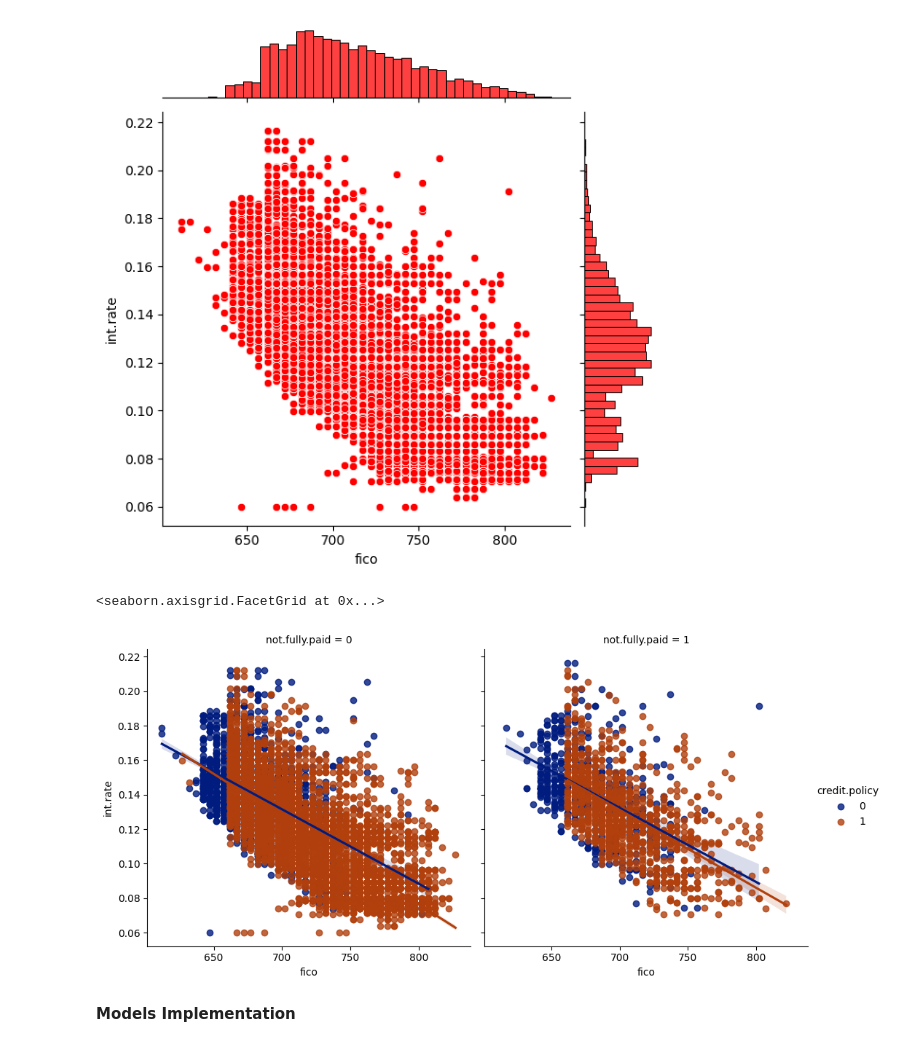
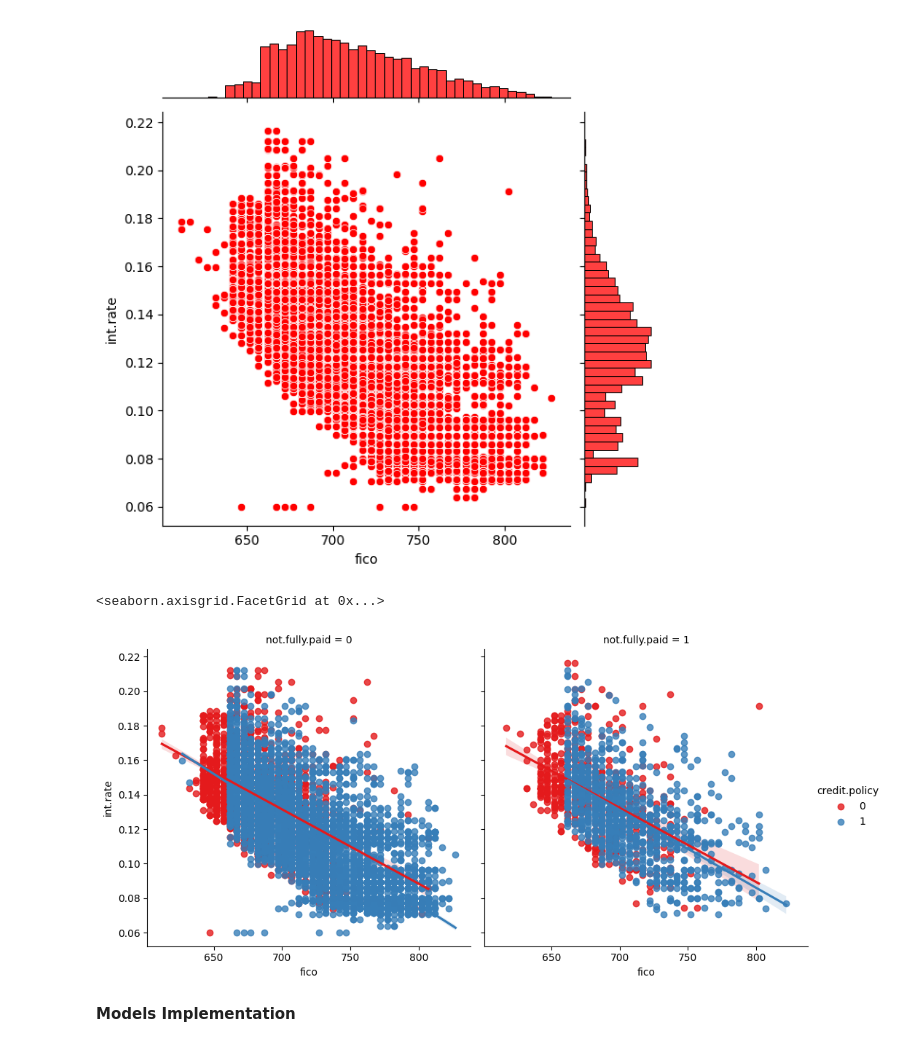
Before and after one commit to pedro-nunesm/Random-Forests-Model-x-Decision-Tree-Classifier-on-LendingClub-Dataset, a Jupyter notebook: index.ipynb, the cells around one changed output. Drawn from its saved outputs; the diff is of its cells as text; code cells hidden in the pictures.

Commit message:
Uploading Images

```diff
--- a/index.ipynb
+++ b/index.ipynb
@@ -88,11 +88,11 @@ sns.jointplot(data=df, x='fico', y='int.rate', color='red')
 # %%
 #Checking tendence Int Rate x Fico (Not Fully Paid and Credit Policy)
 sns.lmplot(
     data=df, x="fico", y="int.rate",
-    hue="credit.policy", col="not.fully.paid", palette='dark')
+    hue="credit.policy", col="not.fully.paid", palette='Set1')
 # %% [output]
 <seaborn.axisgrid.FacetGrid at 0x...>
-[figure, old version]
+[figure, new version]
 # %% [markdown]
 **Models Implementation**
 # %% [markdown]
```
Also changed, not shown: 1 other file.
